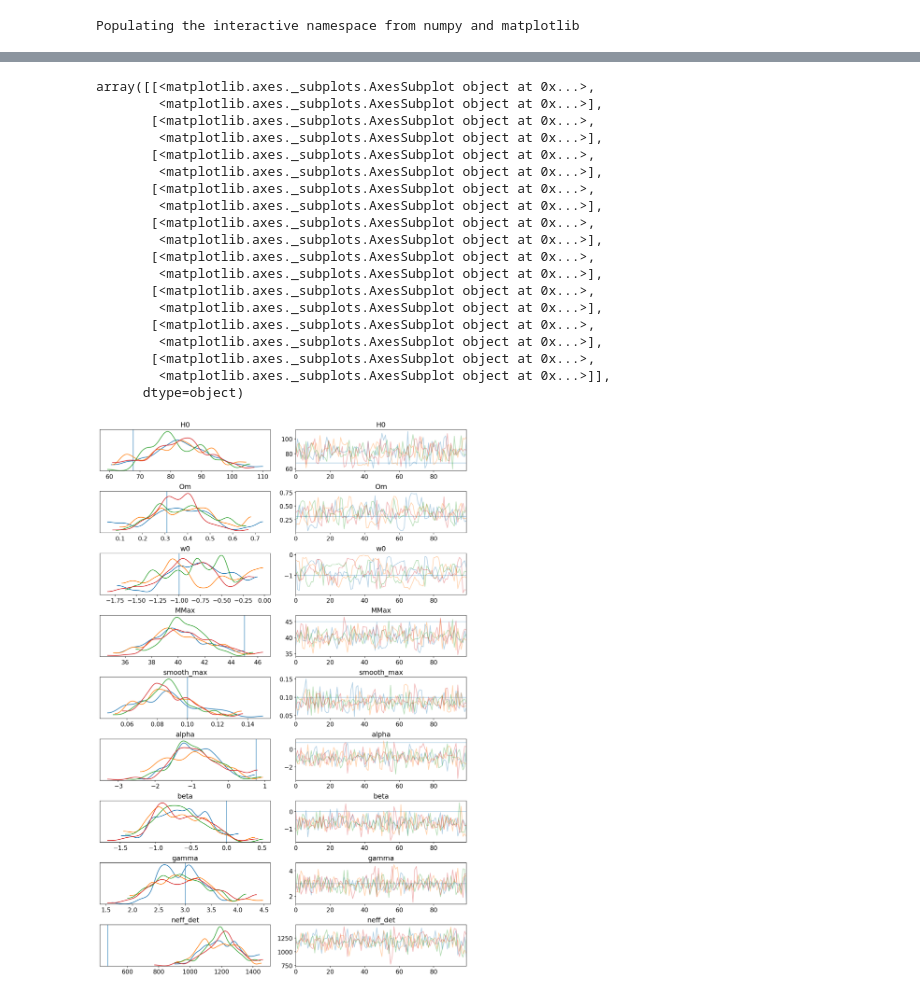
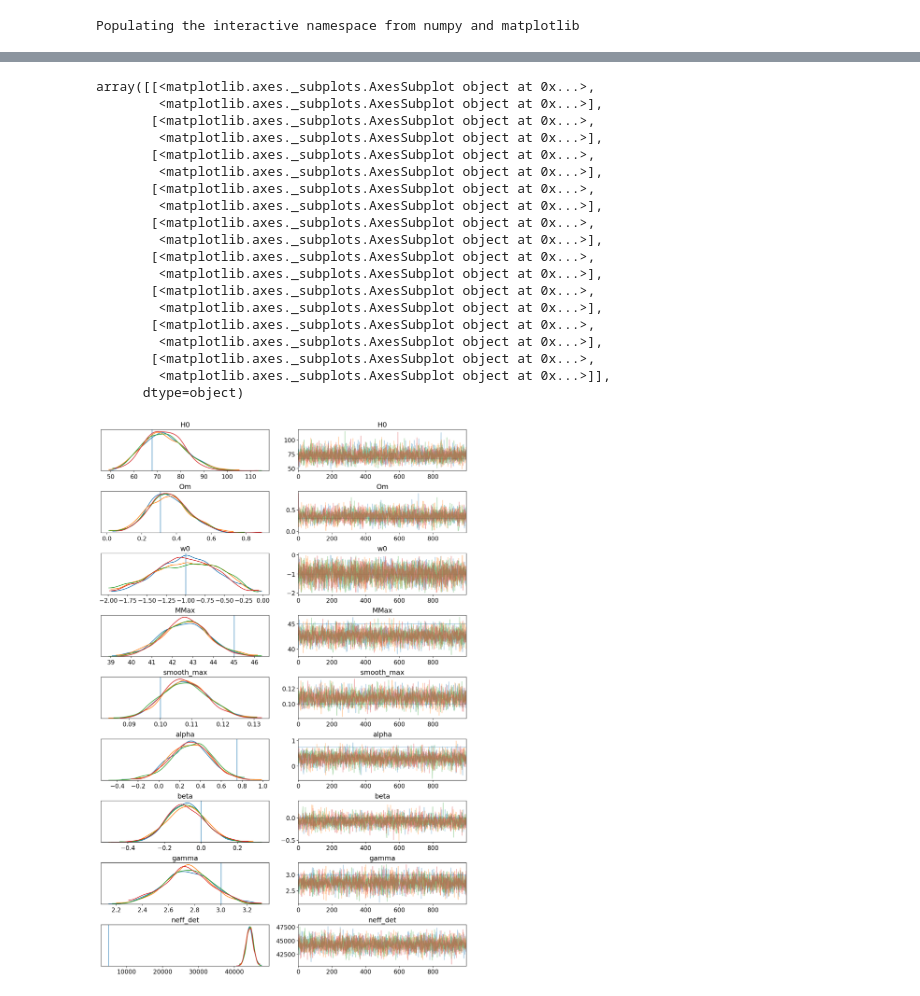
Before and after one commit to farr/PISNLineCosmography, a Jupyter notebook: ExactMeasurementTest.ipynb, the cells around one changed output, grey strips where cells are left out. Saved outputs shown, nothing was run; the diff lists cells and outputs as text; code cells hidden in the pictures.

Commit message:
Ready for one more exact test.

```diff
--- a/ExactMeasurementTest.ipynb
+++ b/ExactMeasurementTest.ipynb
@@ -29,15 +13,0 @@ with h5py.File('observations.h5', 'r') as f:
-# %%
-nsel = 65536
-with h5py.File('selected.h5', 'r') as f:
-    N_gen = f.attrs['N_gen']
-    m1s_det = array(f['m1det'])
-    m2s_det = array(f['m2det'])
-    dls_det = array(f['dl'])
-    wts_det = array(f['wt'])
-
-N = len(m1s_det)
-N_gen = int(round(N_gen * nsel / float(N)))
-m1s_det = m1s_det[:nsel]
-m2s_det = m2s_det[:nsel]
-dls_det = dls_det[:nsel]
-wts_det = wts_det[:nsel]
@@ -74,11 +14,37 @@ fit = model.sampling(data=d)
+# %%
+fits = {}
+for nsel in [32768, 65536, 131072]:
+    fits[nsel] = az.from_netcdf('exact-{:d}.nc'.format(nsel))
 # %%
-az.plot_trace(fit, var_names=['H0', 'Om', 'w0', 'MMax', 'smooth_max', 'alpha', 'beta', 'gamma', 'neff_det'],
+nobs = fits[32768].posterior.m1source.values.shape[2]
+az.plot_trace(fits[131072], var_names=['H0', 'Om', 'w0', 'MMax', 'smooth_max', 'alpha', 'beta', 'gamma', 'neff_det'],
               lines=(('H0', {}, Planck15.H0.to(u.km/u.s/u.Mpc).value),
                      ('Om', {}, Planck15.Om0),
                      ('w0', {}, -1),
                      ('MMax', {}, true_params['MMax']),
                      ('smooth_max', {}, true_params['smooth_max']),
                      ('alpha', {}, true_params['alpha']),
                      ('beta', {}, true_params['beta']),
                      ('gamma', {}, true_params['gamma']),
                      ('neff_det', {}, 5*nobs))) # Ensure we are safe for selection effects
+# %% [output]
+array([[<matplotlib.axes._subplots.AxesSubplot object at 0x...>,
+        <matplotlib.axes._subplots.AxesSubplot object at 0x...>],
+       [<matplotlib.axes._subplots.AxesSubplot object at 0x...>,
+        <matplotlib.axes._subplots.AxesSubplot object at 0x...>],
+       [<matplotlib.axes._subplots.AxesSubplot object at 0x...>,
+        <matplotlib.axes._subplots.AxesSubplot object at 0x...>],
+       [<matplotlib.axes._subplots.AxesSubplot object at 0x...>,
+        <matplotlib.axes._subplots.AxesSubplot object at 0x...>],
+       [<matplotlib.axes._subplots.AxesSubplot object at 0x...>,
+        <matplotlib.axes._subplots.AxesSubplot object at 0x...>],
+       [<matplotlib.axes._subplots.AxesSubplot object at 0x...>,
+        <matplotlib.axes._subplots.AxesSubplot object at 0x...>],
+       [<matplotlib.axes._subplots.AxesSubplot object at 0x...>,
+        <matplotlib.axes._subplots.AxesSubplot object at 0x...>],
+       [<matplotlib.axes._subplots.AxesSubplot object at 0x...>,
+        <matplotlib.axes._subplots.AxesSubplot object at 0x...>],
+       [<matplotlib.axes._subplots.AxesSubplot object at 0x...>,
+        <matplotlib.axes._subplots.AxesSubplot object at 0x...>]],
+      dtype=object)
+[figure, added]
@@ -96,32 +50,0 @@ nobs = f.posterior.m1source.values.shape[2]
-# %%
-az.plot_trace(f, var_names=['H0', 'Om', 'w0', 'MMax', 'smooth_max', 'alpha', 'beta', 'gamma', 'neff_det'],
-              lines=(('H0', {}, Planck15.H0.to(u.km/u.s/u.Mpc).value),
-                     ('Om', {}, Planck15.Om0),
-                     ('w0', {}, -1),
-                     ('MMax', {}, true_params['MMax']),
-                     ('smooth_max', {}, true_params['smooth_max']),
-                     ('alpha', {}, true_params['alpha']),
-                     ('beta', {}, true_params['beta']),
-                     ('gamma', {}, true_params['gamma']),
-                     ('neff_det', {}, 5*nobs))) # Ensure we are safe for selection effects
-# %% [output]
-array([[<matplotlib.axes._subplots.AxesSubplot object at 0x...>,
-        <matplotlib.axes._subplots.AxesSubplot object at 0x...>],
-       [<matplotlib.axes._subplots.AxesSubplot object at 0x...>,
-        <matplotlib.axes._subplots.AxesSubplot object at 0x...>],
-       [<matplotlib.axes._subplots.AxesSubplot object at 0x...>,
-        <matplotlib.axes._subplots.AxesSubplot object at 0x...>],
-       [<matplotlib.axes._subplots.AxesSubplot object at 0x...>,
-        <matplotlib.axes._subplots.AxesSubplot object at 0x...>],
-       [<matplotlib.axes._subplots.AxesSubplot object at 0x...>,
-        <matplotlib.axes._subplots.AxesSubplot object at 0x...>],
-       [<matplotlib.axes._subplots.AxesSubplot object at 0x...>,
-        <matplotlib.axes._subplots.AxesSubplot object at 0x...>],
-       [<matplotlib.axes._subplots.AxesSubplot object at 0x...>,
-        <matplotlib.axes._subplots.AxesSubplot object at 0x...>],
-       [<matplotlib.axes._subplots.AxesSubplot object at 0x...>,
-        <matplotlib.axes._subplots.AxesSubplot object at 0x...>],
-       [<matplotlib.axes._subplots.AxesSubplot object at 0x...>,
-        <matplotlib.axes._subplots.AxesSubplot object at 0x...>]],
-      dtype=object)
-[figure, removed]
```
Also changed, not shown: parts of 9 cells of this notebook, 1 other file.
